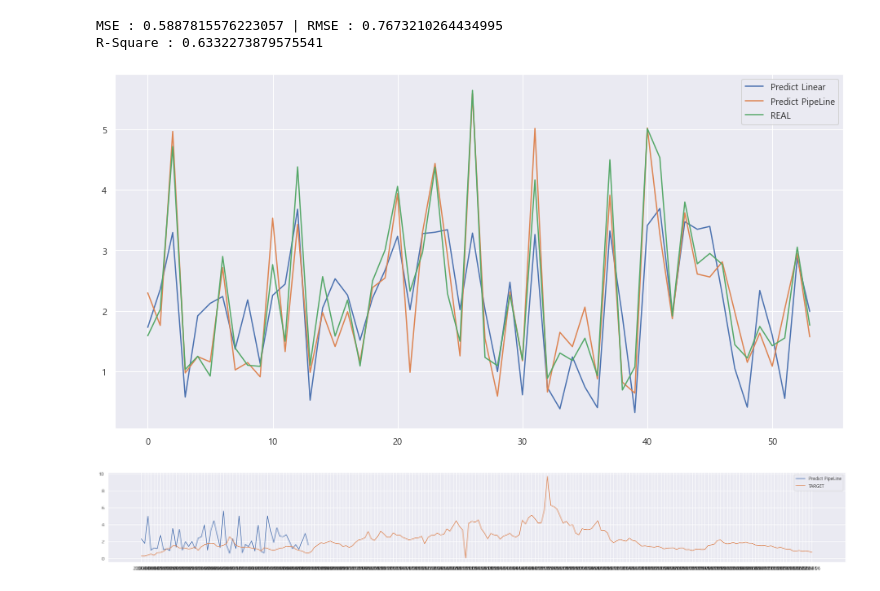
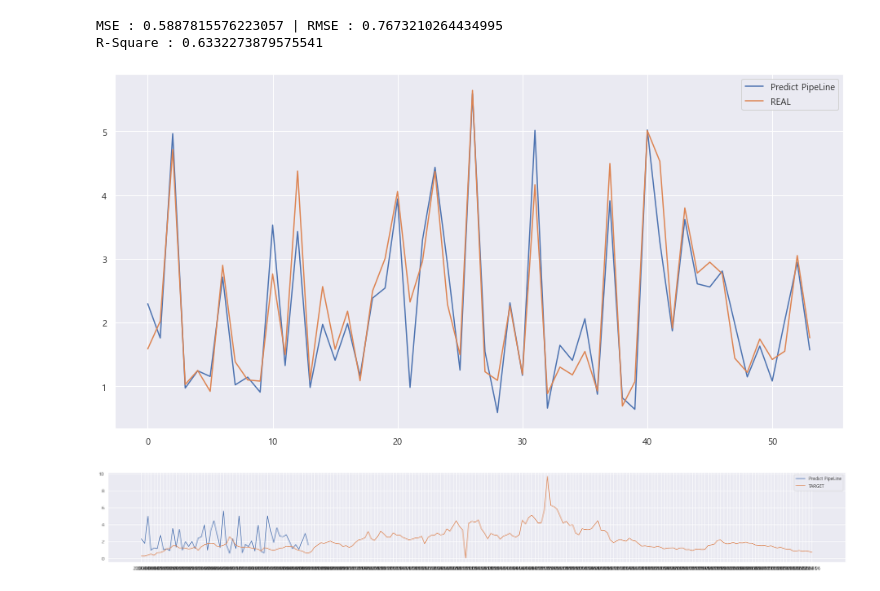
Before and after one commit to pelllzz/ubion4_project1, a Jupyter notebook: code/analysis.ipynb, the cells around one changed output. Drawn from its saved outputs; the diff is of its cells as text; code cells hidden in the pictures.

```diff
--- a/code/analysis.ipynb
+++ b/code/analysis.ipynb
@@ -1028,17 +1047,17 @@ R-Square : 0.6332273879575541
 # %%
 # 그래프 그릴거
 # 1. 예측값과 그냥 단순하게 선형회귀 만든 것과 파이프라인으로 만든 거 예측값 비교해보기 (feature_all 가지고 해보는 건... 음.. 할까?)
 # 2. 그냥 단순히 선형회귀 한 거 가지고 직선으로 만든 선형 그래프과 target plot 산점도
 # 3. 파이프라인으로 N차 함수 만든 선형 그래프와 target plot 산점도
 
 plt.figure(figsize=(16,8))
-plt.plot(reg.predict(x_best_test), label="Predict Linear")
+#plt.plot(reg.predict(x_best_test), label="Predict Linear")
 plt.plot(pipe_preds, label="Predict PipeLine")
 plt.plot(y_best_test.values.reshape(-1,1), label="REAL") # Target Test Set
 plt.legend(loc='best')
 plt.show()
 # %% [output]
-[figure, old version]
+[figure, new version]
 # %%
 # 저 아래에 있는 산점도, 라인 그래프를 그리고 싶었으나 실패한 것
 plt.figure(figsize=(32,4))
```
Also changed, not shown: parts of 9 cells of this notebook, 1 other file.
